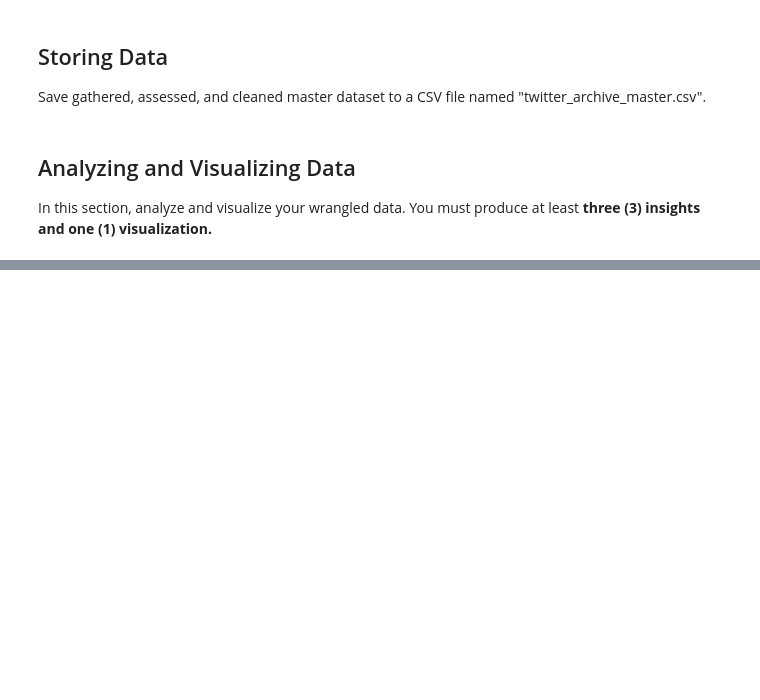
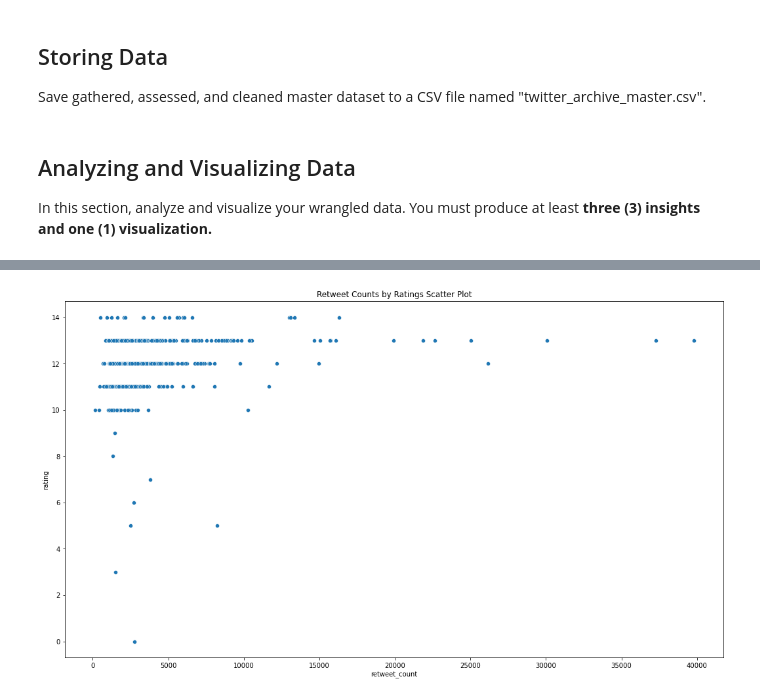
Before and after one commit to FilipeSquire/Udacity-DA, a Jupyter notebook: Data Wrangling/wrangle_act.ipynb, the cells around one changed output, grey strips where cells are left out. Saved outputs shown, nothing was run; the diff lists cells and outputs as text; code cells hidden in the pictures; blank space fills up the shorter version.

```diff
--- a/Data Wrangling/wrangle_act.ipynb
+++ b/Data Wrangling/wrangle_act.ipynb
@@ -302,0 +522,5 @@ In this section, clean **all** of the issues you documented while assessing.
+# %%
+# Dropping duplicates
+df_image = df_image.drop_duplicates(subset=['jpg_url'], keep='last')
+
+print('Checking image duplicates: {}'.format(df_image['jpg_url'].duplicated().sum()))
@@ -327,0 +674,10 @@ In this section, analyze and visualize your wrangled data. You must produce at l
+# %%
+fig = plt.figure(figsize=(18,10))
+sns.scatterplot(x='retweet_count', y='rating', data=df_twitter[df_twitter.rating < 20])
+plt.title('Retweet Counts by Ratings Scatter Plot')
+plt.plot()
+
+fig = plt.gcf()
+fig.savefig('dog_breeed_retweets.png',bbox_inches='tight')
+# %% [output]
+[figure, added]
```
Also changed, not shown: parts of 46 cells of this notebook.
